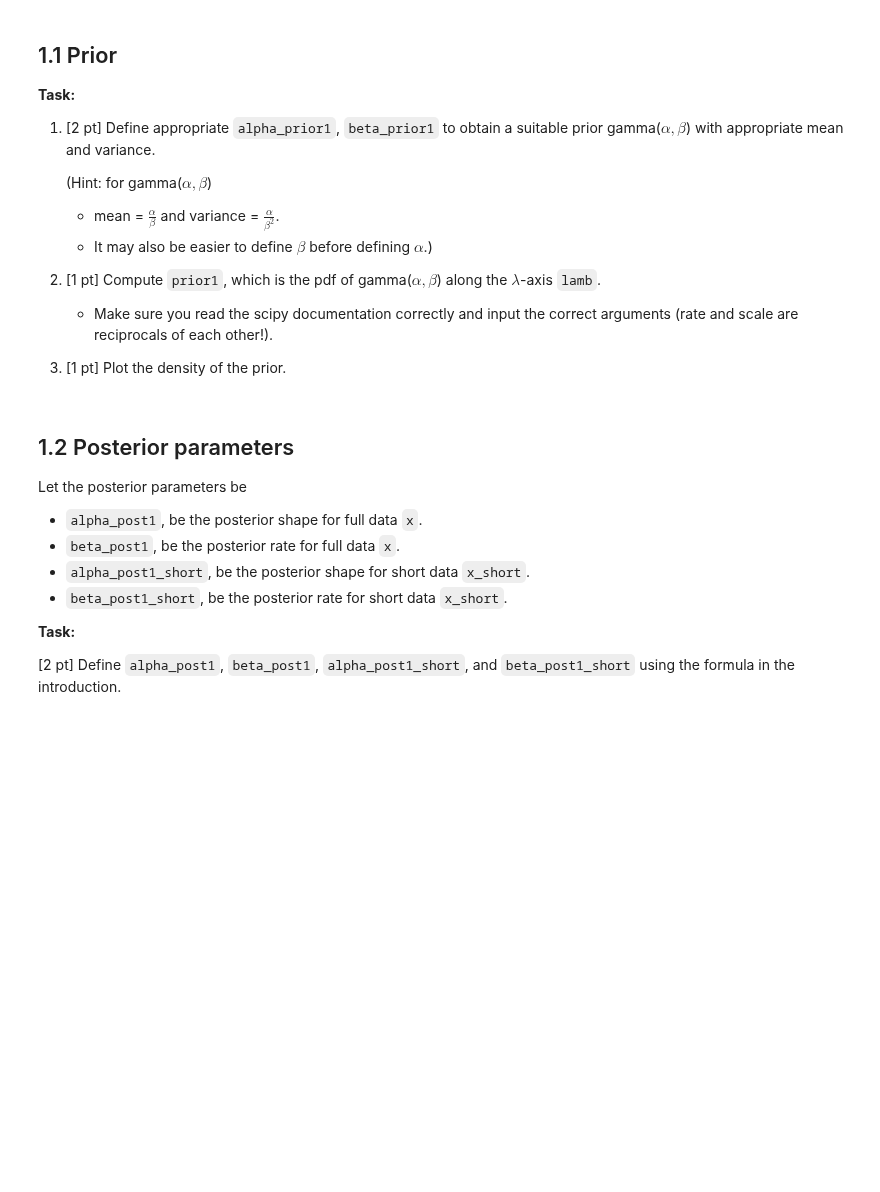
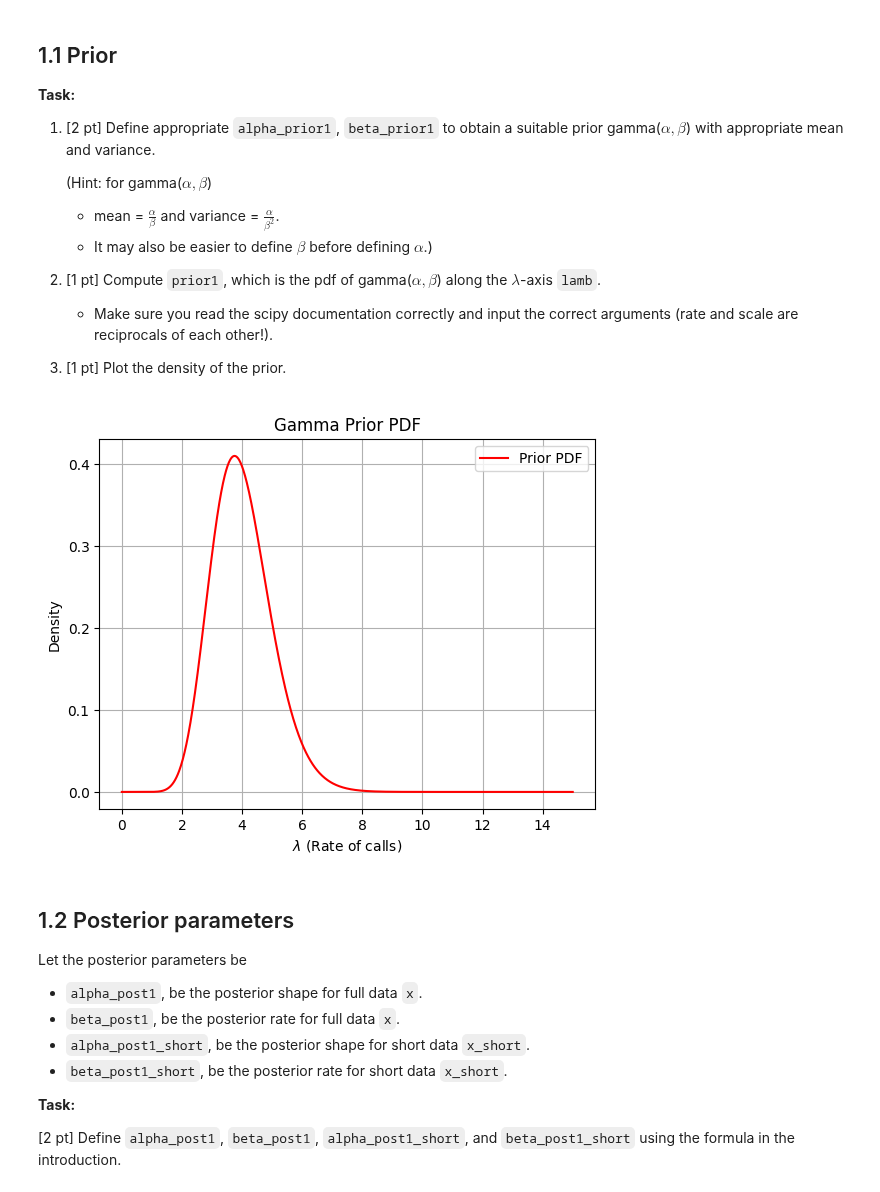
Before and after one commit to klxu03/ml-dl, a Jupyter notebook: data-sci/hw4/hw4-introds-sp24.ipynb, the cells around one changed output. Cells and saved outputs as stored; diff of their text form; code cells hidden in the pictures; blank space fills up the shorter version.

```diff
--- a/data-sci/hw4/hw4-introds-sp24.ipynb
+++ b/data-sci/hw4/hw4-introds-sp24.ipynb
@@ -97,14 +104,23 @@ Suppose Mrs. Morgan said, "From my experience and memory, I think the average nu
 3. [1 pt] Plot the density of the prior.
 # %%
 # TODO alpha and beta
-beta_prior1 = None
-alpha_prior1 = None
+beta_prior1 = 4
+alpha_prior1 = 16
 
 # TODO prior1
 lamb = np.linspace(0, 15, 1000)
-prior1 = None
+prior1 = stats.gamma.pdf(lamb, a=alpha_prior1, scale=1/beta_prior1)
 
 # TODO plot
+plt.plot(lamb, prior1, 'r-', label="Prior PDF")
+plt.xlabel('$\lambda$ (Rate of calls)')
+plt.ylabel("Density")
+plt.title("Gamma Prior PDF")
+plt.legend()
+plt.grid(True)
+plt.show()
+# %% [output]
+[figure, added]
 # %% [markdown]
 ## 1.2 Posterior parameters
 Let the posterior parameters be
```
Also changed, not shown: parts of 17 cells of this notebook, 1 other file.
